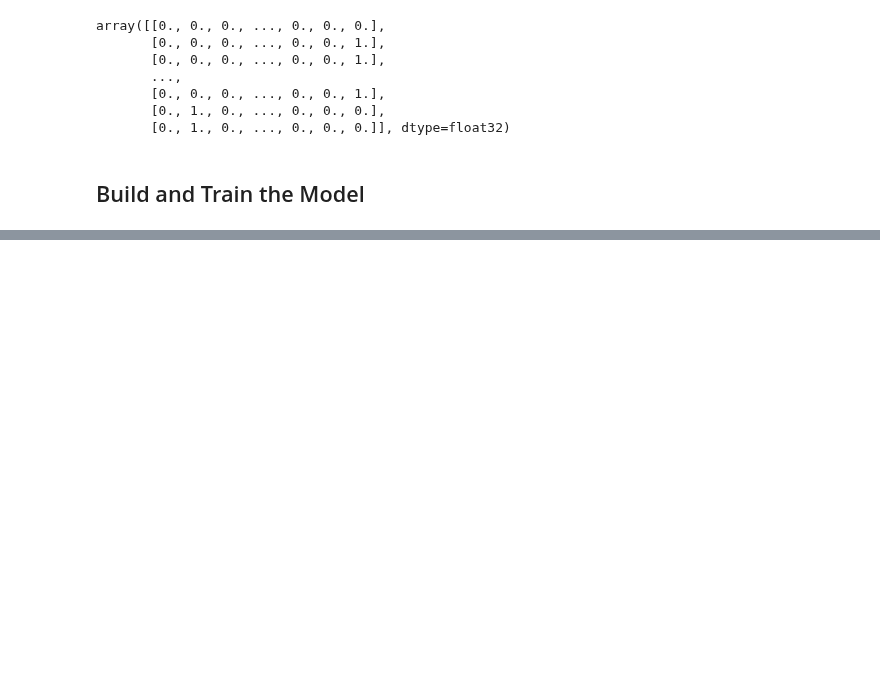
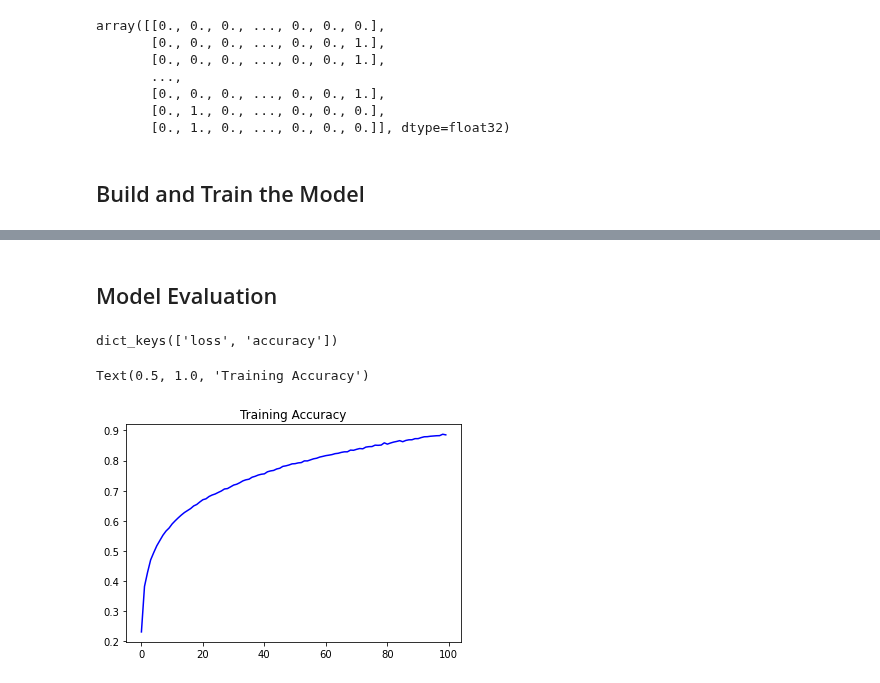
Before and after one commit to suvofalcon/Py-SpringboardAIML, a Jupyter notebook: _10_Tensorflow2.0_CompleteGuideKeras/_03_CNN.ipynb, the cells around one changed output, grey strips where cells are left out. Drawn from its saved outputs; the diff is of its cells as text; code cells hidden in the pictures; blank space fills up the shorter version.

```diff
--- a/_10_Tensorflow2.0_CompleteGuideKeras/_03_CNN.ipynb
+++ b/_10_Tensorflow2.0_CompleteGuideKeras/_03_CNN.ipynb
@@ -215,0 +214,15 @@ KeyboardInterrupt:
+# %% [markdown]
+## Model Evaluation
+# %%
+# We will analyse the two keys of the model
+cnn.history.history.keys()
+# %% [output]
+dict_keys(['loss', 'accuracy'])
+# %%
+# Plot training accuracy throughout the model
+epochs = range(len(cnn.history.history['accuracy']))
+plt.plot(epochs, cnn.history.history['accuracy'], 'b', label='Training Accuracy')
+plt.title("Training Accuracy")
+# %% [output]
+Text(0.5, 1.0, 'Training Accuracy')
+[figure, added]
```
Also changed, not shown: parts of 14 cells of this notebook, 1 other file.
